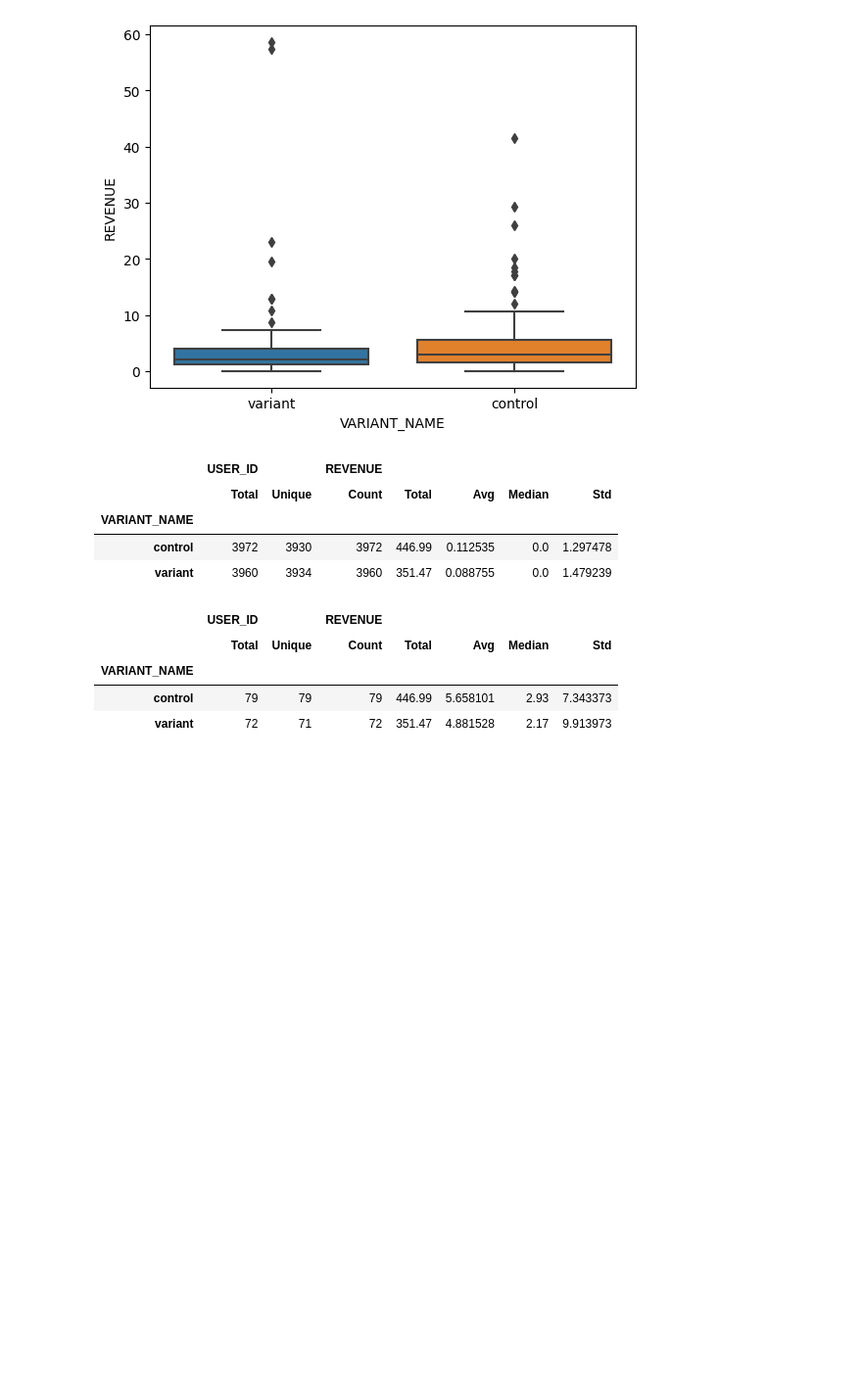
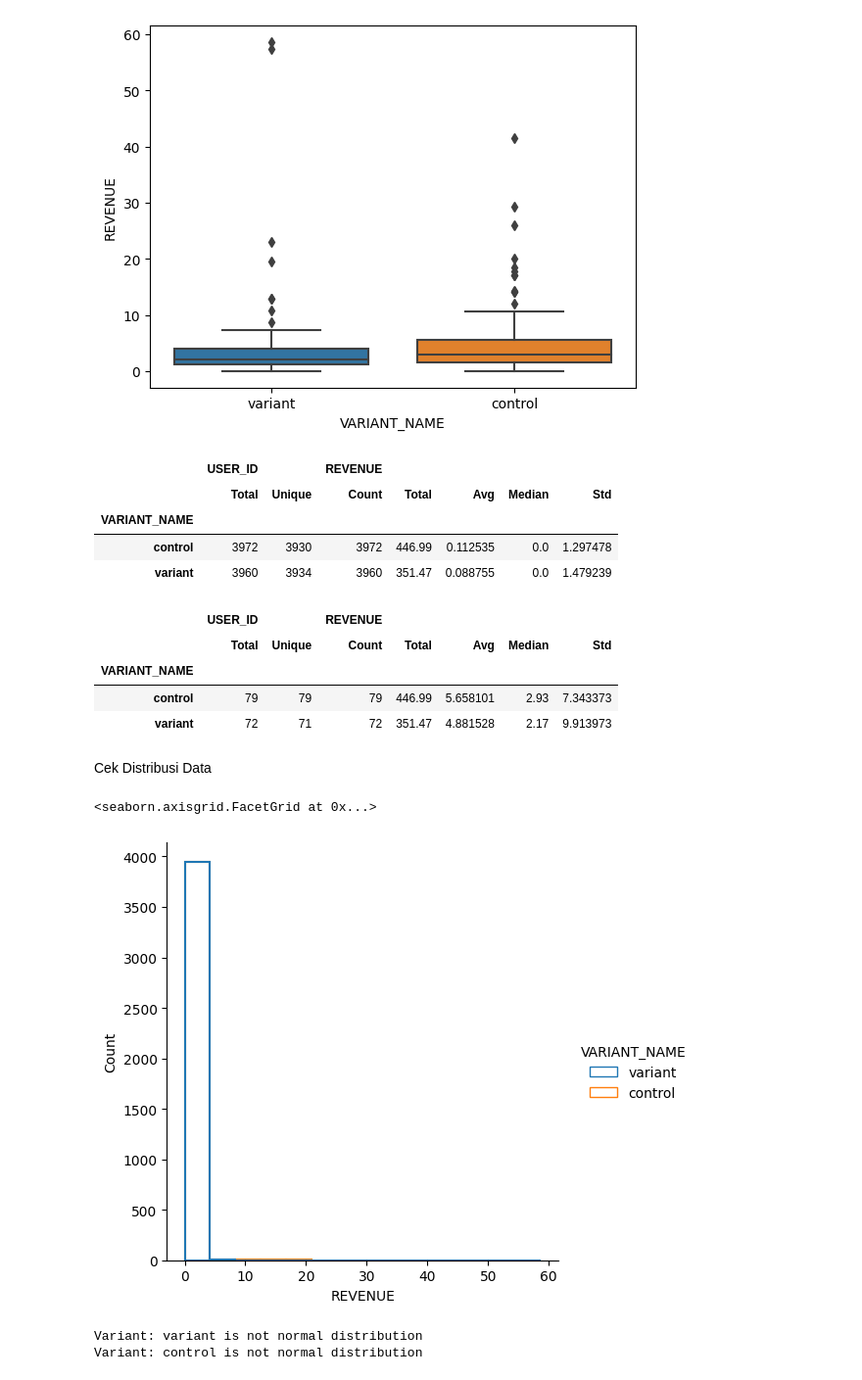
Before and after one commit to nadeap/Machine-Learning, a Jupyter notebook: AB Testing/EDA.ipynb, the cells around one changed output. Shown at 98% size. Cells and saved outputs as stored; diff of their text form; code cells hidden in the pictures; blank space fills up the shorter version.

Commit message:
cek norm data

```diff
--- a/AB Testing/EDA.ipynb
+++ b/AB Testing/EDA.ipynb
@@ -115,3 +115,21 @@ data[data['REVENUE']>0].groupby(by='VARIANT_NAME').agg({'USER_ID':
 | VARIANT_NAME |  |  |  |  |  |  |  |
 | control | 79 | 79 | 79 | 446.99 | 5.658101 | 2.93 | 7.343373 |
 | variant | 72 | 71 | 72 | 351.47 | 4.881528 | 2.17 | 9.913973 |
+# %% [markdown]
+Cek Distribusi Data
+# %%
+sns.displot(data=data, x='REVENUE', hue='VARIANT_NAME', fill=False)
+# %% [output]
+<seaborn.axisgrid.FacetGrid at 0x...>
+[figure, added]
+# %%
+from scipy.stats import shapiro
+for i in ['variant','control']:
+    x = shapiro(data.loc[data.VARIANT_NAME==i, 'REVENUE'])[1]
+    if x > 0.05:
+        print(f"Variant: {i} is normal distribution")
+    else:
+        print(f"Variant: {i} is not normal distribution")
+# %% [output]
+Variant: variant is not normal distribution
+Variant: control is not normal distribution
```
